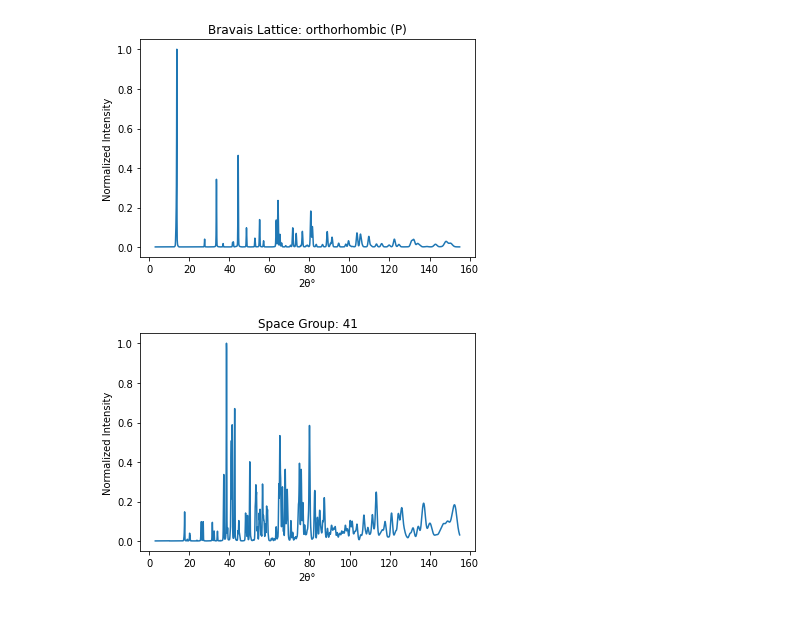
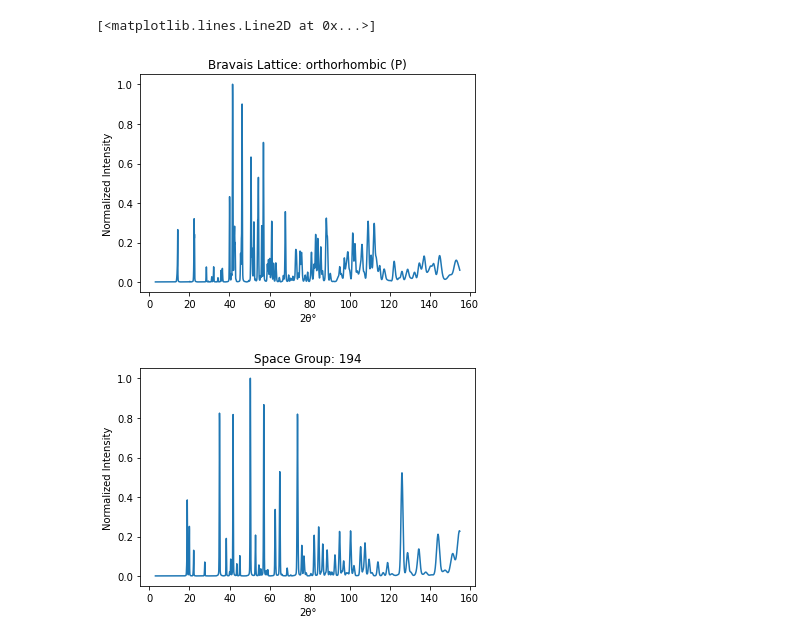
Before and after one commit to usnistgov/semi-supervised-neutron, a Jupyter notebook: Notebooks/PlotData.ipynb, the cells around one changed output. Cells and saved outputs as stored; diff of their text form; code cells hidden in the pictures.

```diff
--- a/Notebooks/PlotData.ipynb
+++ b/Notebooks/PlotData.ipynb
@@ -11,11 +11,12 @@ Bravais_data=DiffractionDataset("../Data/BravaisLattice_Data.pt", categorical='B
 Space_group=DiffractionDataset("../Data/SpaceGroup_Data.pt", categorical='Space Group')
 # %%
 #Change index to plot other values.
-Bravais_data.plot(idx=0);
+Bravais_data.plot(idx=4)
 # %% [output]
+[<matplotlib.lines.Line2D at 0x...>]
-[figure, old version]
+[figure, new version]
 # %%
 #Change index to plot other values
-Space_group.plot(idx=1);
+Space_group.plot(idx=9);
 # %% [output]
-[figure, old version]
+[figure, new version]
```
Also changed, not shown: 3 other files.
